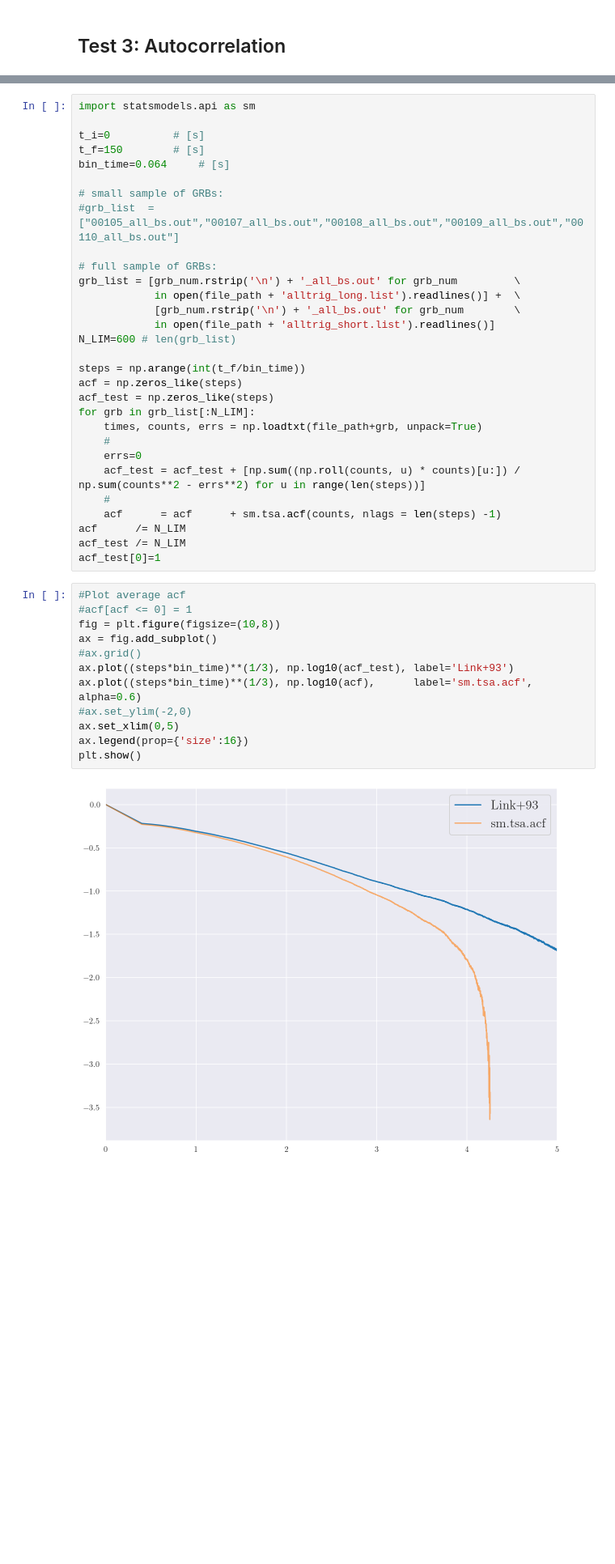
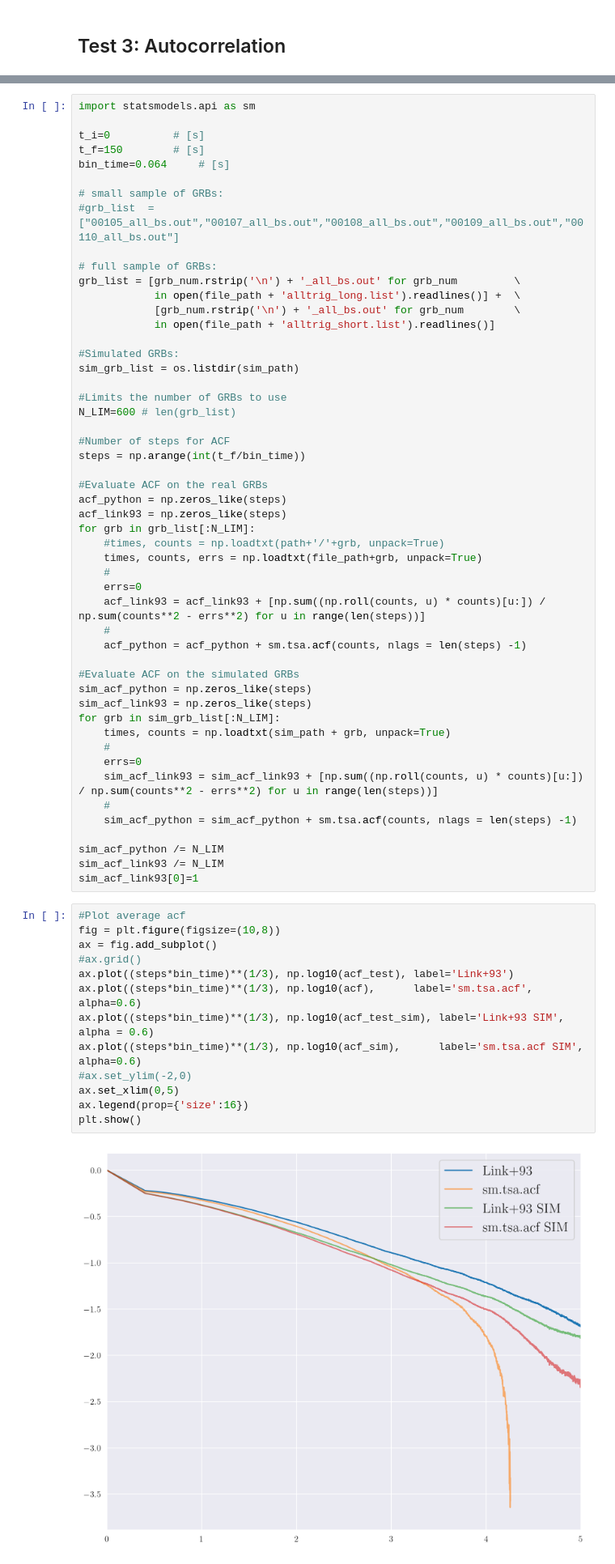
Before and after one commit to romanomaccary/geneticgrbs_v2, a Jupyter notebook: statistical_test/Real_GRBs_Test.ipynb, the cells around one changed output, grey strips where cells are left out. Shown at 81% size. Cells and saved outputs as stored; diff of their text form; blank space fills up the shorter version.

Commit message:
Evaluated the ACF for the simulated GRBs + minor changes

```diff
--- a/statistical_test/Real_GRBs_Test.ipynb
+++ b/statistical_test/Real_GRBs_Test.ipynb
@@ -176,35 +178,57 @@ grb_list = [grb_num.rstrip('\n') + '_all_bs.out' for grb_num         \
             in open(file_path + 'alltrig_long.list').readlines()] +  \
             [grb_num.rstrip('\n') + '_all_bs.out' for grb_num        \
             in open(file_path + 'alltrig_short.list').readlines()]
+
+#Simulated GRBs:
+sim_grb_list = os.listdir(sim_path)
+
+#Limits the number of GRBs to use
 N_LIM=600 # len(grb_list)
 
+#Number of steps for ACF
 steps = np.arange(int(t_f/bin_time))
-acf = np.zeros_like(steps)
-acf_test = np.zeros_like(steps)
+
+#Evaluate ACF on the real GRBs
+acf_python = np.zeros_like(steps)
+acf_link93 = np.zeros_like(steps)
 for grb in grb_list[:N_LIM]:
+    #times, counts = np.loadtxt(path+'/'+grb, unpack=True)
     times, counts, errs = np.loadtxt(file_path+grb, unpack=True)
     #
     errs=0
-    acf_test = acf_test + [np.sum((np.roll(counts, u) * counts)[u:]) / np.sum(counts**2 - errs**2) for u in range(len(steps))]
+    acf_link93 = acf_link93 + [np.sum((np.roll(counts, u) * counts)[u:]) / np.sum(counts**2 - errs**2) for u in range(len(steps))]
     #
-    acf      = acf      + sm.tsa.acf(counts, nlags = len(steps) -1)
-acf      /= N_LIM
-acf_test /= N_LIM
-acf_test[0]=1
+    acf_python = acf_python + sm.tsa.acf(counts, nlags = len(steps) -1)
+
+#Evaluate ACF on the simulated GRBs
+sim_acf_python = np.zeros_like(steps)
+sim_acf_link93 = np.zeros_like(steps)
+for grb in sim_grb_list[:N_LIM]:
+    times, counts = np.loadtxt(sim_path + grb, unpack=True)
+    #
+    errs=0
+    sim_acf_link93 = sim_acf_link93 + [np.sum((np.roll(counts, u) * counts)[u:]) / np.sum(counts**2 - errs**2) for u in range(len(steps))]
+    #
+    sim_acf_python = sim_acf_python + sm.tsa.acf(counts, nlags = len(steps) -1)
+
+sim_acf_python /= N_LIM
+sim_acf_link93 /= N_LIM
+sim_acf_link93[0]=1
 # %%
 #Plot average acf
-#acf[acf <= 0] = 1
 fig = plt.figure(figsize=(10,8))
 ax = fig.add_subplot()
 #ax.grid()
 ax.plot((steps*bin_time)**(1/3), np.log10(acf_test), label='Link+93')
 ax.plot((steps*bin_time)**(1/3), np.log10(acf),      label='sm.tsa.acf', alpha=0.6)
+ax.plot((steps*bin_time)**(1/3), np.log10(acf_test_sim), label='Link+93 SIM', alpha = 0.6)
+ax.plot((steps*bin_time)**(1/3), np.log10(acf_sim),      label='sm.tsa.acf SIM', alpha=0.6)
 #ax.set_ylim(-2,0)
 ax.set_xlim(0,5)
 ax.legend(prop={'size':16})
 plt.show()
 # %% [output]
-[figure, old version]
+[figure, new version]
 # %%
 print(acf[0])
 print(acf_test[0])
```
Also changed, not shown: parts of 2 cells of this notebook.
